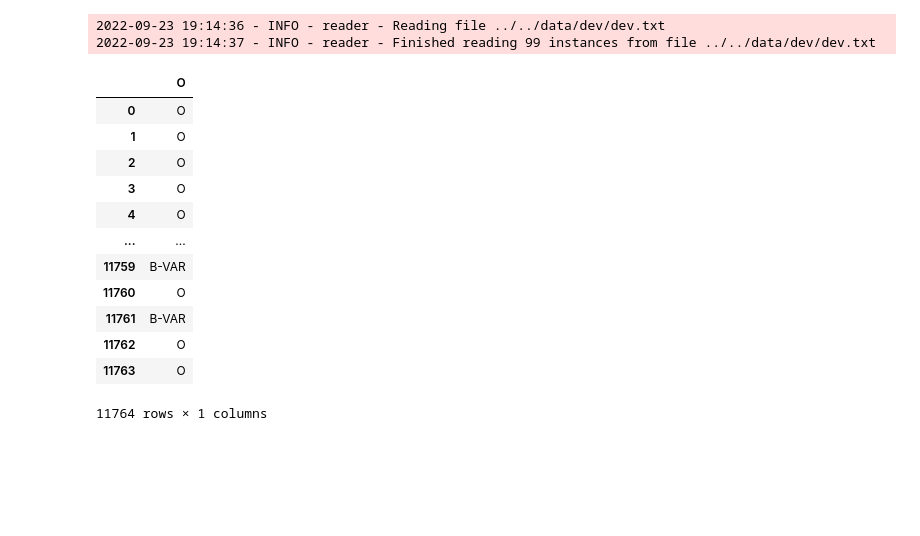
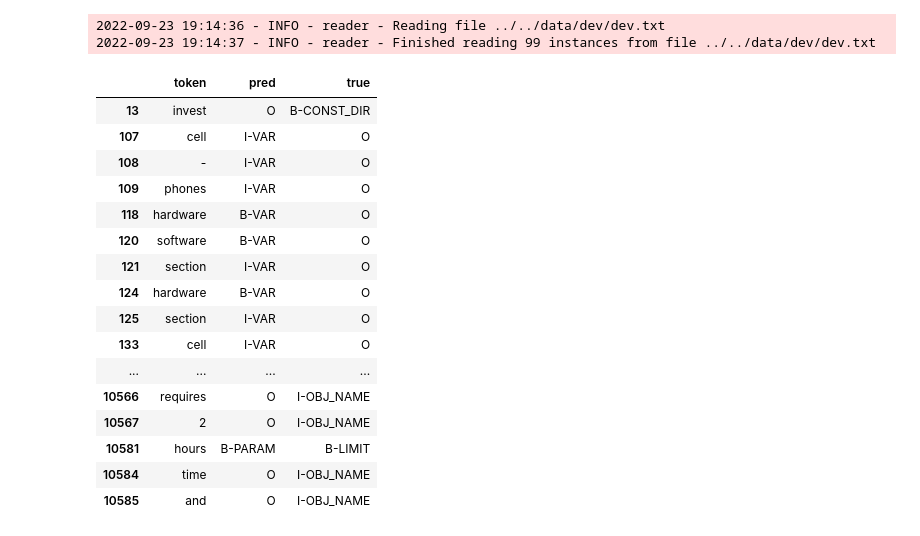
Before and after one commit to holajoa/nl4opt-subtask1, a Jupyter notebook: baseline/notebooks/trial.ipynb, the cells around one changed output. Saved outputs shown, nothing was run; the diff lists cells and outputs as text; code cells hidden in the pictures; blank space fills up the shorter version.

Commit message:
error analysis finally bug-free!

```diff
--- a/baseline/notebooks/trial.ipynb
+++ b/baseline/notebooks/trial.ipynb
@@ -113,19 +113,32 @@ dev_reader = get_reader(
 # %% [output]
 2022-09-23 19:14:36 - INFO - reader - Reading file ../../data/dev/dev.txt
 2022-09-23 19:14:37 - INFO - reader - Finished reading 99 instances from file ../../data/dev/dev.txt
-# %%
-pd.read_csv('../trained_model/test_base_roberta_squad2_lr_2e-5_timestamp_1663584495.1579309_final_full_output.tsv')
-# %% [output]
-|  | O |
-| 0 | O |
-| 1 | O |
-| 2 | O |
-| 3 | O |
-| 4 | O |
-| ... | ... |
-| 11759 | B-VAR |
-| 11760 | O |
-| 11761 | B-VAR |
-| 11762 | O |
-| 11763 | O |
-11764 rows × 1 columns
+# %%
+def full_display(df):
+    with pd.option_context('display.max_rows', None, 'display.max_columns', 10):
+        display(df)
+# %%
+df = pd.read_csv('../trained_model/test_base_roberta_squad2_lr_2e-5_timestamp_1663584495.1579309_final_full_output.tsv', sep='\t', header=None).dropna()
+df.columns = ['token', 'pred', 'true']
+
+df.to_csv('test_base_roberta_squad2_lr_2e-5_timestamp_1663584495.1579309_final_analysis.csv')
+# %%
+full_display(df[df.pred != df.true])
+# %% [output]
+|  | token | pred | true |
+| 13 | invest | O | B-CONST_DIR |
+| 107 | cell | I-VAR | O |
+| 108 | - | I-VAR | O |
+| 109 | phones | I-VAR | O |
+| 118 | hardware | B-VAR | O |
+| 120 | software | B-VAR | O |
+| 121 | section | I-VAR | O |
+| 124 | hardware | B-VAR | O |
+| 125 | section | I-VAR | O |
+| 133 | cell | I-VAR | O |
+| ... | ... | ... | ... |
+| 10566 | requires | O | I-OBJ_NAME |
+| 10567 | 2 | O | I-OBJ_NAME |
+| 10581 | hours | B-PARAM | B-LIMIT |
+| 10584 | time | O | I-OBJ_NAME |
+| 10585 | and | O | I-OBJ_NAME |
```
Also changed, not shown: 7 other files.
